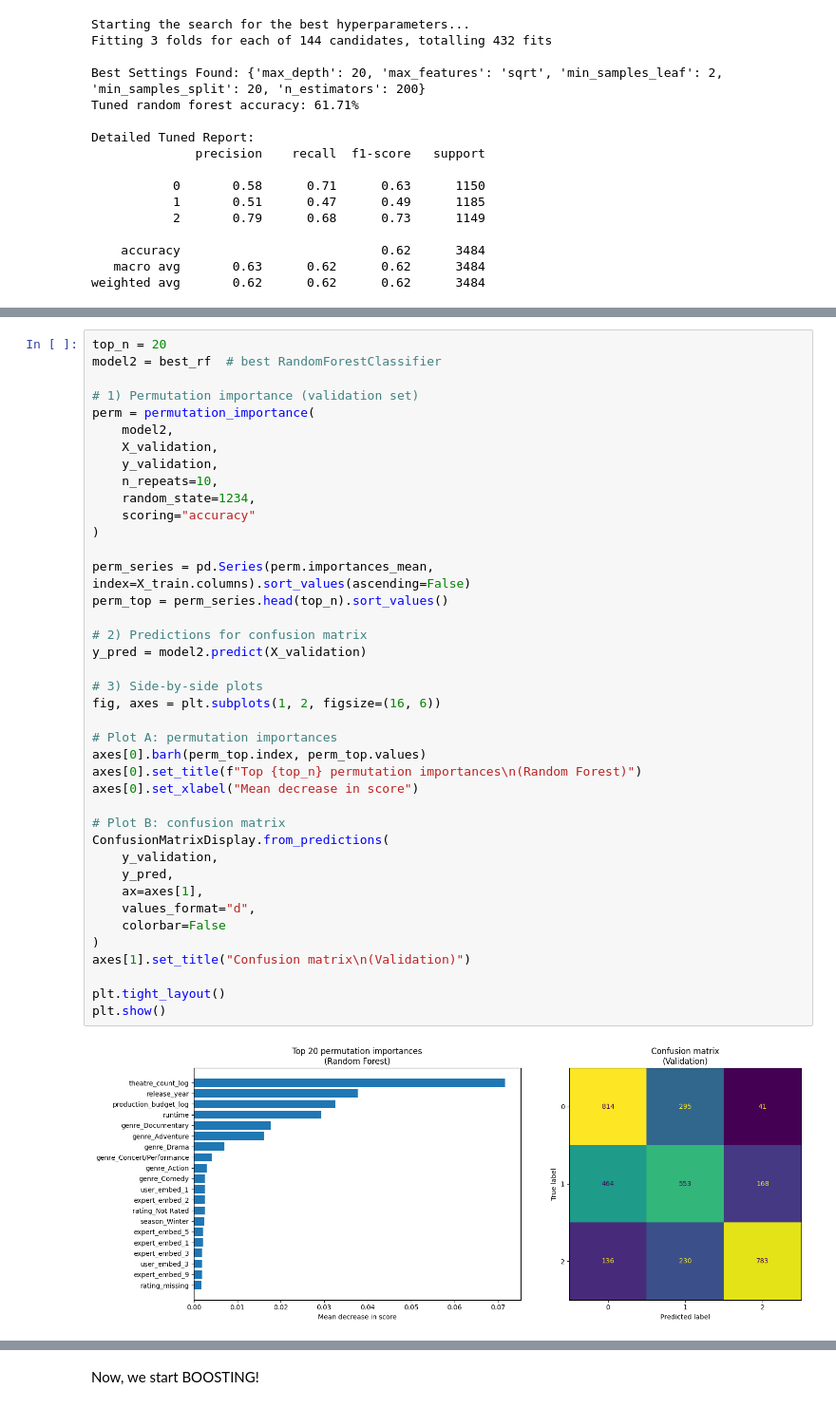
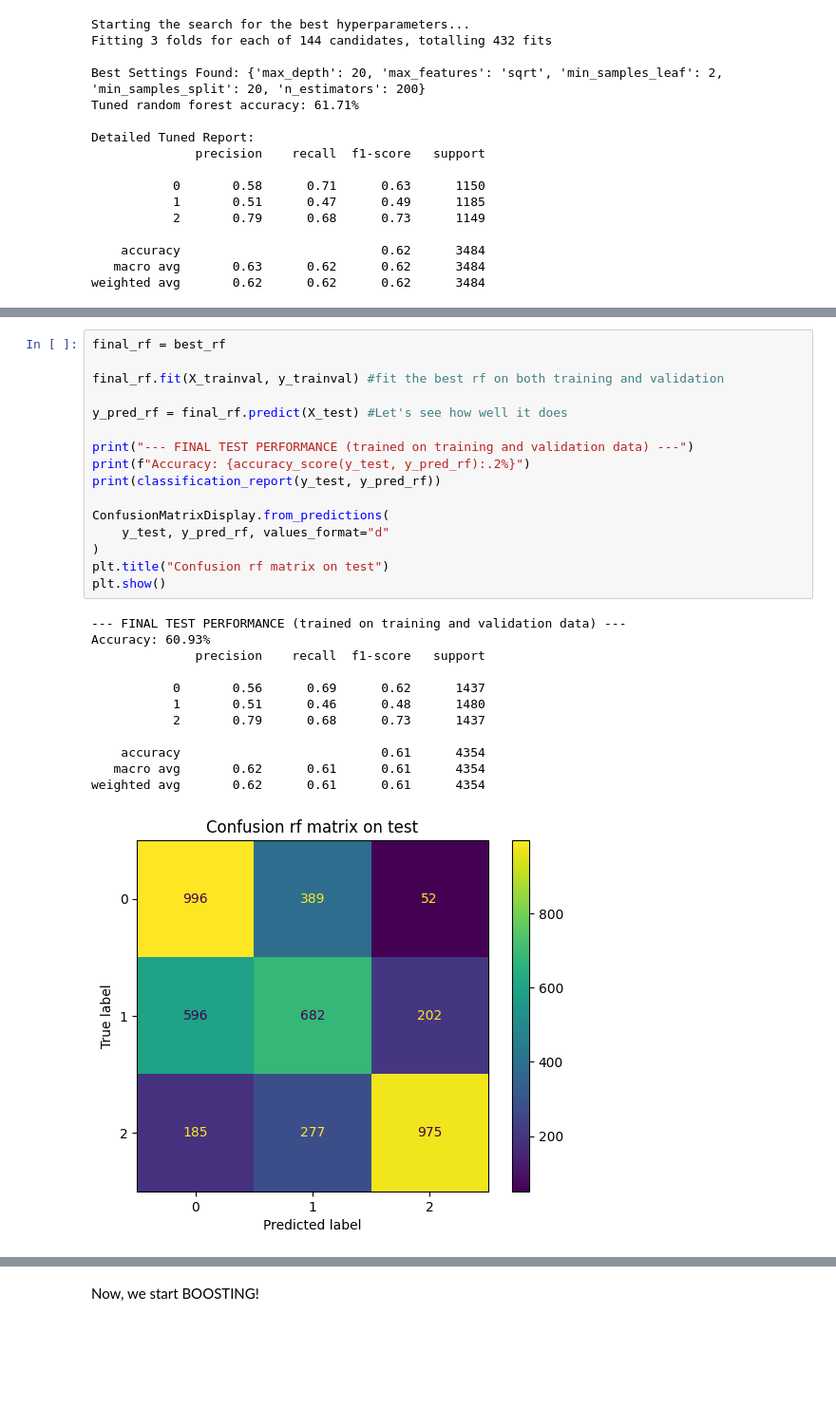
Before and after one commit to Simerblur/bjj, a Jupyter notebook: Tree_based_models_bart.ipynb, the cells around one changed output, grey strips where cells are left out. Shown at 95% size. Saved outputs shown, nothing was run; the diff lists cells and outputs as text; blank space fills up the shorter version.

```diff
--- a/Tree_based_models_bart.ipynb
+++ b/Tree_based_models_bart.ipynb
@@ -492,45 +487,32 @@ Last step: confusion matrix and feature importance plots. We use the permutated
-# %%
-top_n = 20
-model2 = best_rf  # best RandomForestClassifier
-
-# 1) Permutation importance (validation set)
-perm = permutation_importance(
-    model2,
-    X_validation,
-    y_validation,
-    n_repeats=10,
-    random_state=1234,
-    scoring="accuracy"
-)
-
-perm_series = pd.Series(perm.importances_mean, index=X_train.columns).sort_values(ascending=False)
-perm_top = perm_series.head(top_n).sort_values()
-
-# 2) Predictions for confusion matrix
-y_pred = model2.predict(X_validation)
-
-# 3) Side-by-side plots
-fig, axes = plt.subplots(1, 2, figsize=(16, 6))
-
-# Plot A: permutation importances
-axes[0].barh(perm_top.index, perm_top.values)
-axes[0].set_title(f"Top {top_n} permutation importances\n(Random Forest)")
-axes[0].set_xlabel("Mean decrease in score")
-
-# Plot B: confusion matrix
-ConfusionMatrixDisplay.from_predictions(
-    y_validation,
-    y_pred,
-    ax=axes[1],
-    values_format="d",
-    colorbar=False
-)
-axes[1].set_title("Confusion matrix\n(Validation)")
-
-plt.tight_layout()
-plt.show()
-# %% [output]
-[figure, removed]
+# %%
+final_rf = best_rf
+
+final_rf.fit(X_trainval, y_trainval) #fit the best rf on both training and validation
+
+y_pred_rf = final_rf.predict(X_test) #Let's see how well it does
+
+print("--- FINAL TEST PERFORMANCE (trained on training and validation data) ---")
+print(f"Accuracy: {accuracy_score(y_test, y_pred_rf):.2%}")
+print(classification_report(y_test, y_pred_rf))
+
+ConfusionMatrixDisplay.from_predictions(
+    y_test, y_pred_rf, values_format="d"
+)
+plt.title("Confusion rf matrix on test")
+plt.show()
+# %% [output]
+--- FINAL TEST PERFORMANCE (trained on training and validation data) ---
+Accuracy: 60.93%
+              precision    recall  f1-score   support
+
+           0       0.56      0.69      0.62      1437
+           1       0.51      0.46      0.48      1480
+           2       0.79      0.68      0.73      1437
+
+    accuracy                           0.61      4354
+   macro avg       0.62      0.61      0.61      4354
+weighted avg       0.62      0.61      0.61      4354
+[figure, added]
 # %% [markdown]
 **Conclusion**
 
```
Also changed, not shown: parts of 20 cells of this notebook.
